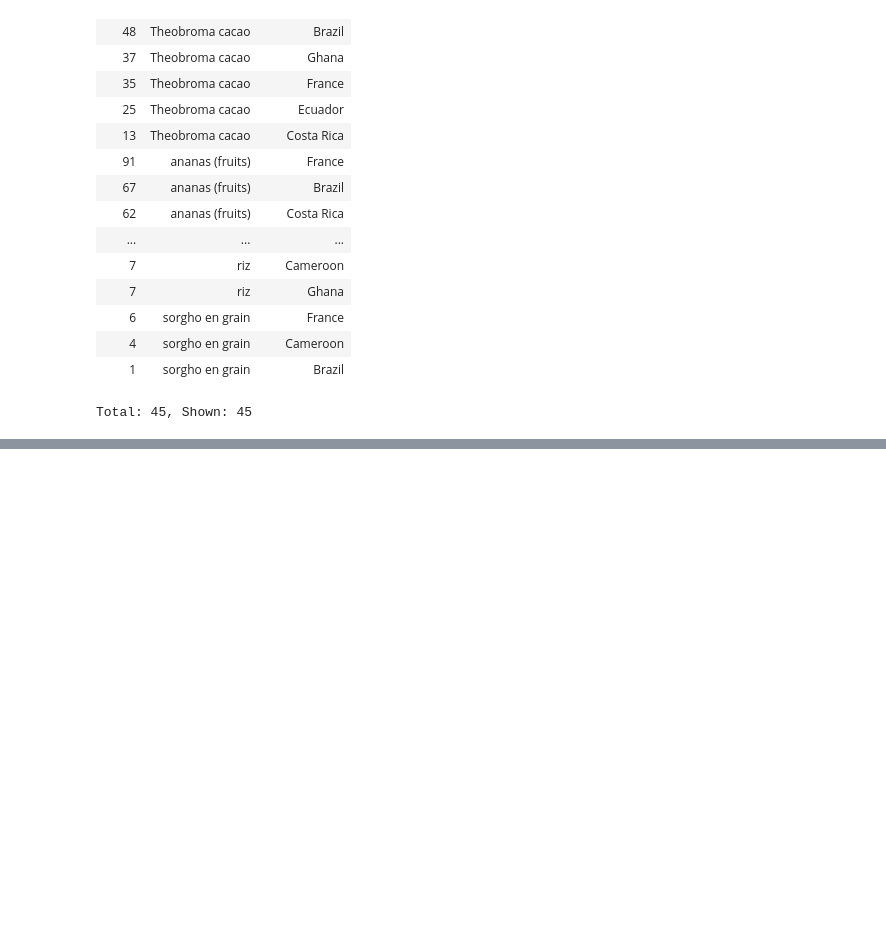
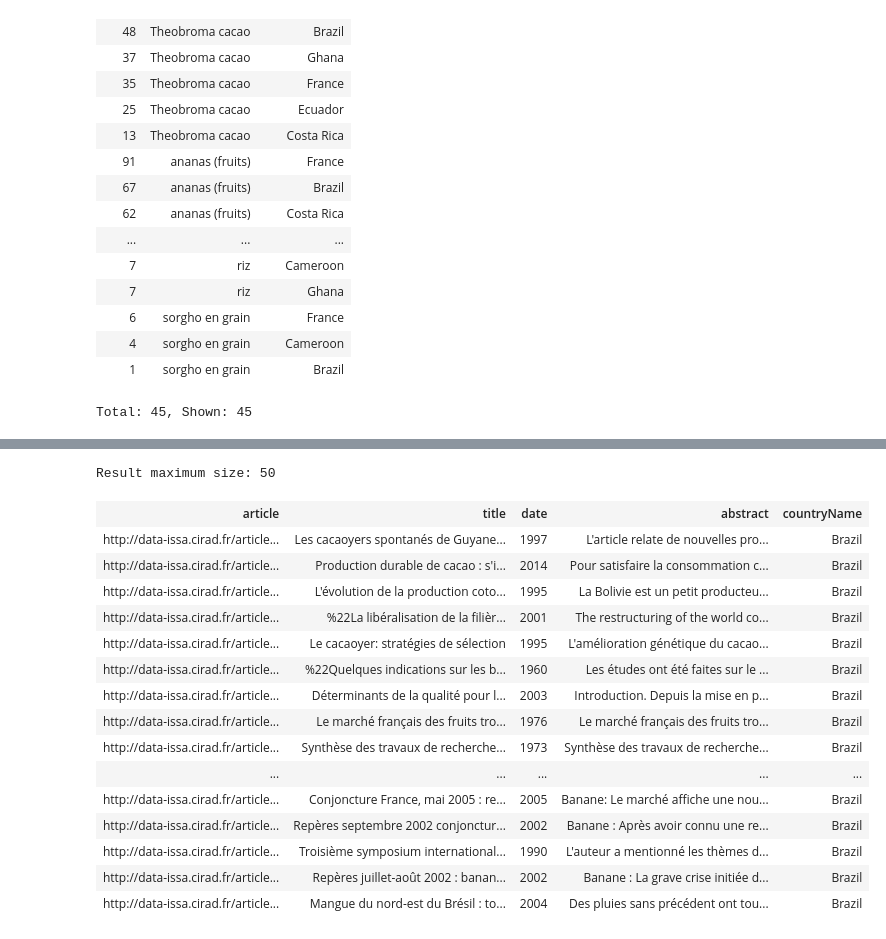
Before and after one commit to issa-project/issa-pipeline, a Jupyter notebook: notebooks/issa-geographic-NEs.ipynb, the cells around one changed output, grey strips where cells are left out. Drawn from its saved outputs; the diff is of its cells as text; code cells hidden in the pictures; blank space fills up the shorter version.

```diff
--- a/notebooks/issa-geographic-NEs.ipynb
+++ b/notebooks/issa-geographic-NEs.ipynb
@@ -480,0 +483,80 @@ Total: 45, Shown: 45
+# %%
+%show 50
+
+SELECT distinct ?article ?title ?date ?abstract ?countryName
+FROM <http://agrovoc.fao.org/graph>
+FROM <http://geonames.org/graph>
+FROM <http://data-issa.cirad.fr/graph/articles>
+FROM <http://data-issa.cirad.fr/graph/articles/text>
+FROM <http://data-issa.cirad.fr/graph/geographic-nes>
+FROM <http://data-issa.cirad.fr/graph/thematic-descriptors>
+WHERE {
+    # ----- Crops
+    []  a issa:ThematicDescriptorAnnotation;
+        oa:hasTarget ?article;
+        oa:hasBody ?crop.
+
+    values ?crop {
+        # Tropical fruits
+        <http://aims.fao.org/aos/agrovoc/c_13394> # ananas (fruits)
+        <http://aims.fao.org/aos/agrovoc/c_9022>  # avocat
+        <http://aims.fao.org/aos/agrovoc/c_806>   # banane
+        <http://aims.fao.org/aos/agrovoc/c_7713>  # cacao
+        <http://aims.fao.org/aos/agrovoc/c_12367> # mangue
+
+        # Cereals
+        <http://aims.fao.org/aos/agrovoc/c_8373>  # blé
+        <http://aims.fao.org/aos/agrovoc/c_12332> # maïs
+        <http://aims.fao.org/aos/agrovoc/c_4838>  # millet
+        <http://aims.fao.org/aos/agrovoc/c_6599>  # riz
+        <http://aims.fao.org/aos/agrovoc/c_7249>  # sorgho en grain
+    }
+
+    ?crop skosxl:prefLabel [ skosxl:literalForm ?cropName ].
+    filter (langMatches(lang(?cropName), "fr"))
+
+
+    # ----- Geographic entities
+    ?geoAnnot
+        a issa:GeographicAnnotation;
+        schema:about ?article.
+
+    # Either the geo annotation points to Country or any of its subterritories
+    { ?geoAnnot oa:hasBody ?country }
+    UNION
+    { ?geoAnnot oa:hasBody [ gn:parentCountry ?country ]. }
+
+    # Considered countries
+    ?country gn:name ?countryName.
+    values ?country {
+        <https://sws.geonames.org/3017382/> # France
+        <https://sws.geonames.org/3469034/> # Brazil
+        <https://sws.geonames.org/3624060/> # Costa Rica
+        <https://sws.geonames.org/3658394/> # Ecuador
+        <https://sws.geonames.org/2233387/> # Cameroon
+        <https://sws.geonames.org/2300660/> # Ghana
+    }
+
+
+    # ---- Articles details
+    ?article dct:title ?title ; dct:issued ?date ; dct:abstract [ rdf:value ?abstract ].
+
+} order by ?countryName
+# %% [output]
+Result maximum size: 50
+| article | title | date | abstract | countryName |
+| http://data-issa.cirad.fr/article... | Les cacaoyers spontanés de Guyane... | 1997 | L'article relate de nouvelles pro... | Brazil |
+| http://data-issa.cirad.fr/article... | Production durable de cacao : s'i... | 2014 | Pour satisfaire la consommation c... | Brazil |
+| http://data-issa.cirad.fr/article... | L'évolution de la production coto... | 1995 | La Bolivie est un petit producteu... | Brazil |
+| http://data-issa.cirad.fr/article... | %22La libéralisation de la filièr... | 2001 | The restructuring of the world co... | Brazil |
+| http://data-issa.cirad.fr/article... | Le cacaoyer: stratégies de sélection | 1995 | L'amélioration génétique du cacao... | Brazil |
+| http://data-issa.cirad.fr/article... | %22Quelques indications sur les b... | 1960 | Les études ont été faites sur le ... | Brazil |
+| http://data-issa.cirad.fr/article... | Déterminants de la qualité pour l... | 2003 | Introduction. Depuis la mise en p... | Brazil |
+| http://data-issa.cirad.fr/article... | Le marché français des fruits tro... | 1976 | Le marché français des fruits tro... | Brazil |
+| http://data-issa.cirad.fr/article... | Synthèse des travaux de recherche... | 1973 | Synthèse des travaux de recherche... | Brazil |
+| ... | ... | ... | ... | ... |
+| http://data-issa.cirad.fr/article... | Conjoncture France, mai 2005 : re... | 2005 | Banane: Le marché affiche une nou... | Brazil |
+| http://data-issa.cirad.fr/article... | Repères septembre 2002 conjonctur... | 2002 | Banane : Après avoir connu une re... | Brazil |
+| http://data-issa.cirad.fr/article... | Troisième symposium international... | 1990 | L'auteur a mentionné les thèmes d... | Brazil |
+| http://data-issa.cirad.fr/article... | Repères juillet-août 2002 : banan... | 2002 | Banane : La grave crise initiée d... | Brazil |
+| http://data-issa.cirad.fr/article... | Mangue du nord-est du Brésil : to... | 2004 | Des pluies sans précédent ont tou... | Brazil |
```
Also changed, not shown: parts of 2 cells of this notebook.
